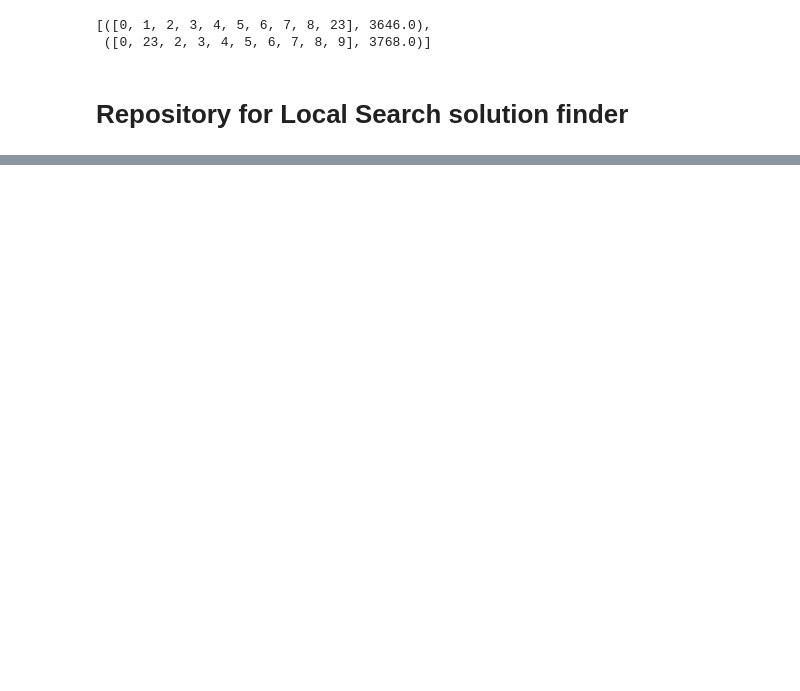
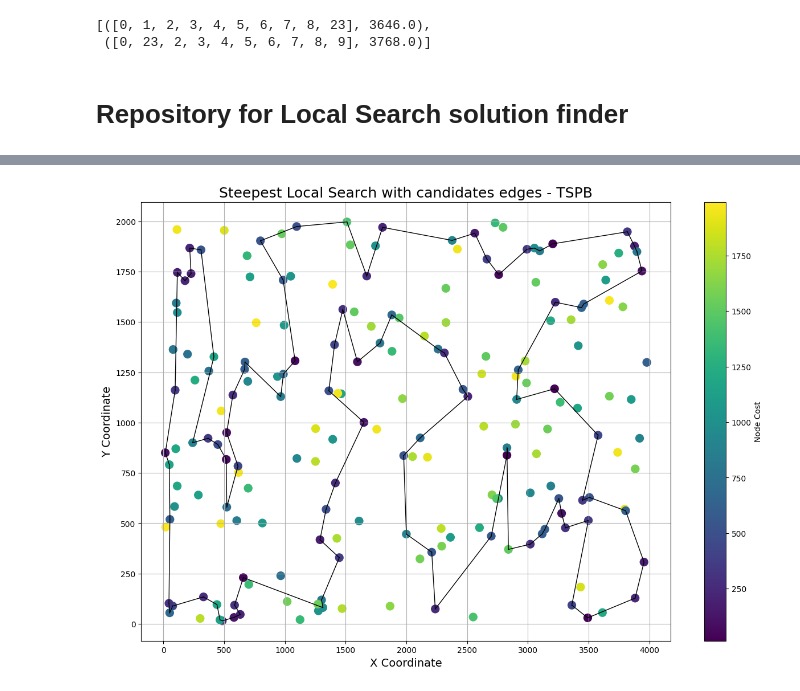
Before and after one commit to JankowskiDaniel/evolutionary-computation, a Jupyter notebook: assignment4/experiments.ipynb, the cells around one changed output, grey strips where cells are left out. Cells and saved outputs as stored; diff of their text form; code cells hidden in the pictures; blank space fills up the shorter version.

```diff
--- a/assignment4/experiments.ipynb
+++ b/assignment4/experiments.ipynb
@@ -390,0 +874,4 @@ costs["A"][115]
+# %%
+visualize_selected_route(best_solutions["B"][0], instances["B"], "Steepest Local Search with candidates edges - TSPB")
+# %% [output]
+[figure, added]
```
Also changed, not shown: parts of 20 cells of this notebook.
